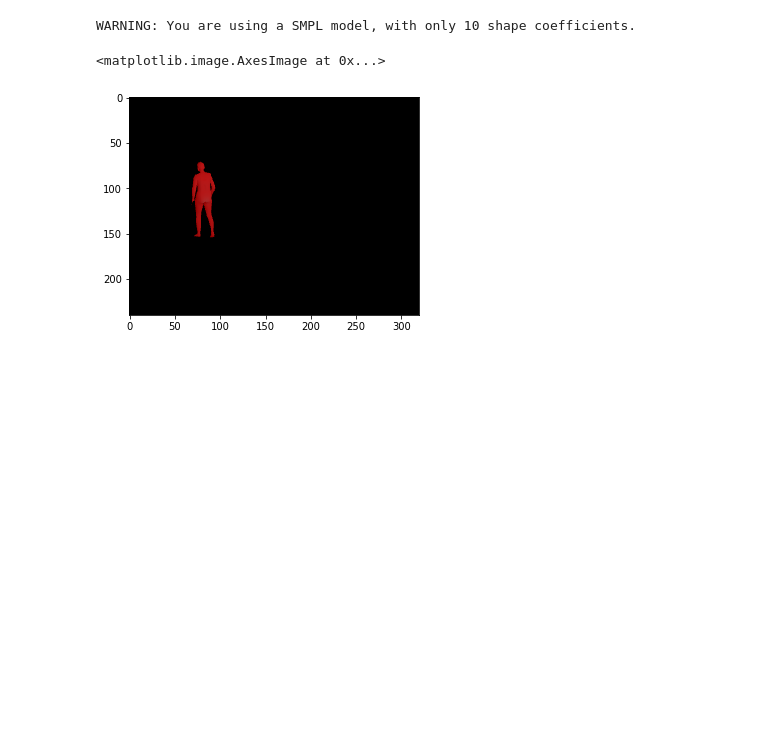
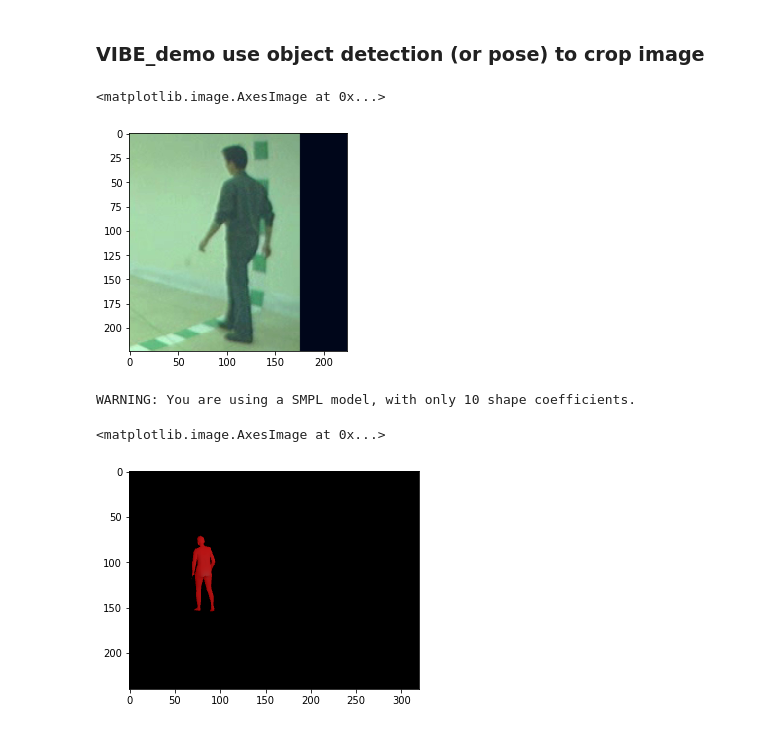
Before and after one commit to exitudio/VIBE, a Jupyter notebook: study/VIBE-Pytorch3D.ipynb, the cells around one changed output. Drawn from its saved outputs; the diff is of its cells as text; code cells hidden in the pictures; blank space fills up the shorter version.

```diff
--- a/study/VIBE-Pytorch3D.ipynb
+++ b/study/VIBE-Pytorch3D.ipynb
@@ -115,3 +145,12 @@ Loaded pretrained weights from "data/vibe_data/vibe_model_w_3dpw.pth.tar"
+# %% [markdown]
+### VIBE_demo use object detection (or pose) to crop image
+# %%
+image = torch.permute(batch[0,10], (1,2, 0)).detach().cpu().numpy()
+image = (image- image.min())/(image.max()-image.min())
+plt.imshow(image)
+# %% [output]
+<matplotlib.image.AxesImage at 0x...>
+[figure, added]
 # %%
 frame = 70
 verts_ = output['verts'].reshape(batch_size * seqlen, -1, 3)
```
Also changed, not shown: parts of 12 cells of this notebook, 6 other files.
